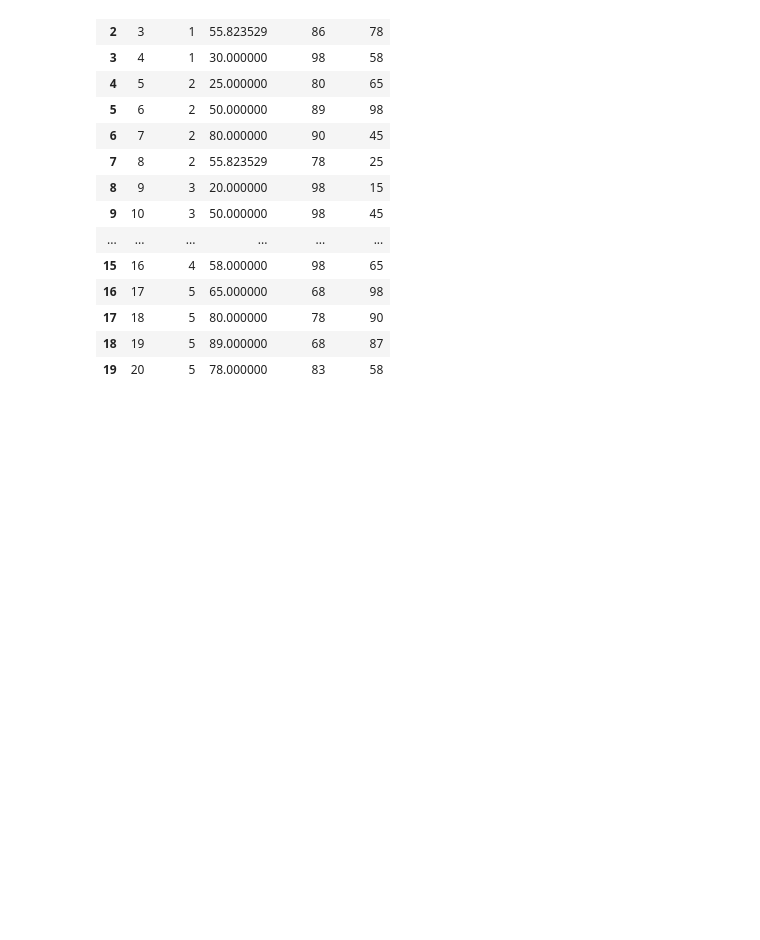
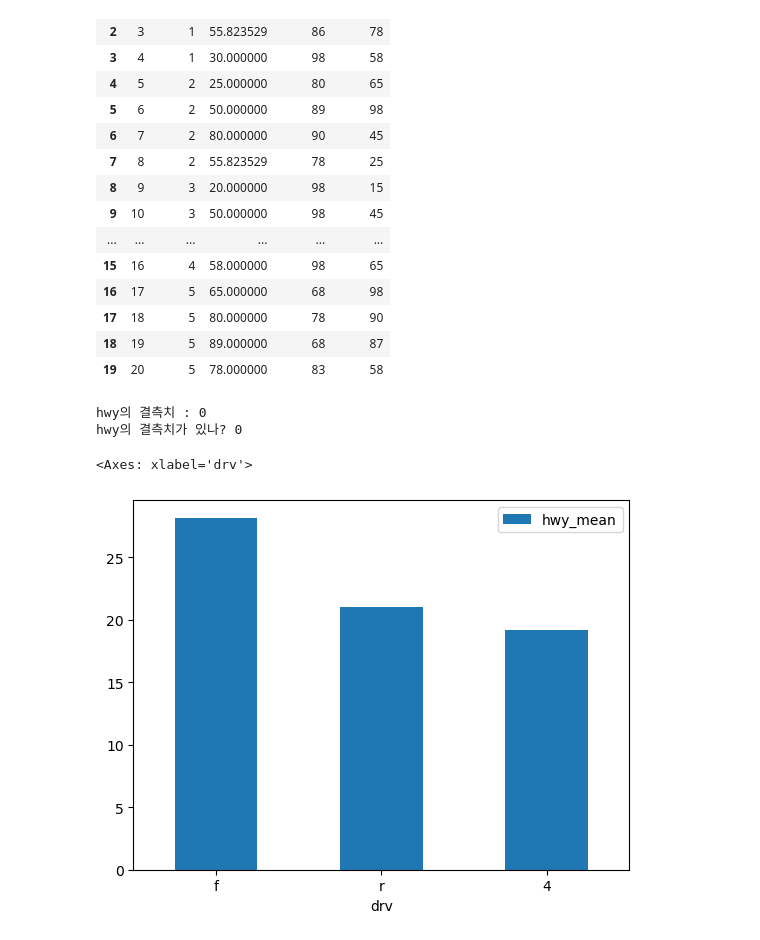
Before and after one commit to brave0duck/easy_python, a Jupyter notebook: z-07.ipynb, the cells around one changed output. Cells and saved outputs as stored; diff of their text form; code cells hidden in the pictures; blank space fills up the shorter version.

```diff
--- a/z-07.ipynb
+++ b/z-07.ipynb
@@ -35,3 +42,19 @@ exam
 | 17 | 18 | 5 | 80.000000 | 78 | 90 |
 | 18 | 19 | 5 | 89.000000 | 68 | 87 |
 | 19 | 20 | 5 | 78.000000 | 83 | 58 |
+# %%
+# 혼자서해보기
+mpg = pd.read_csv('mpg.csv')
+# q1. drv별로 hwy평균이 어떻게 다른지 알아보려한다. 하지만 분석을 하기전에 결측치가 있는지 확인하라. 있다면 몇개있는지도 확인하라
+print(f'hwy의 결측치 : {mpg['hwy'].isna().sum()}')
+mpg.groupby('drv').agg(hwy_mean=('hwy','mean')).sort_values('hwy_mean',ascending=False)
+
+# q2. hwy의 결측치를 제거하고 어떤 구동방식의 hwy평균이 높은지 알아보라. 하나의 구문으로
+print(f'hwy의 결측치가 있나? {pd.isna(mpg['hwy']).sum()}')
+drv_hwy = mpg.dropna(subset=['hwy']).groupby('drv').agg(hwy_mean = ('hwy','mean')).sort_values('hwy_mean',ascending=False)
+drv_hwy.plot.bar(rot=0)
+# %% [output]
+hwy의 결측치 : 0
+hwy의 결측치가 있나? 0
+<Axes: xlabel='drv'>
+[figure, added]
```
Also changed, not shown: parts of 7 cells of this notebook.
